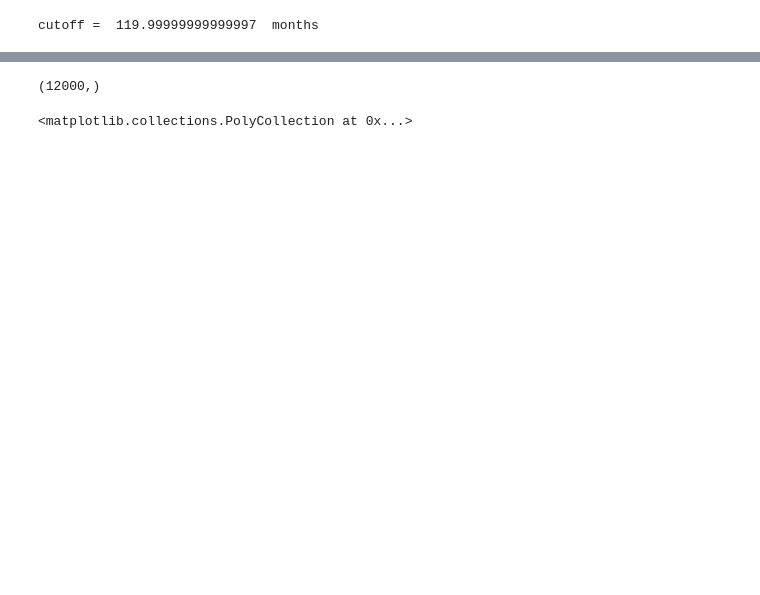
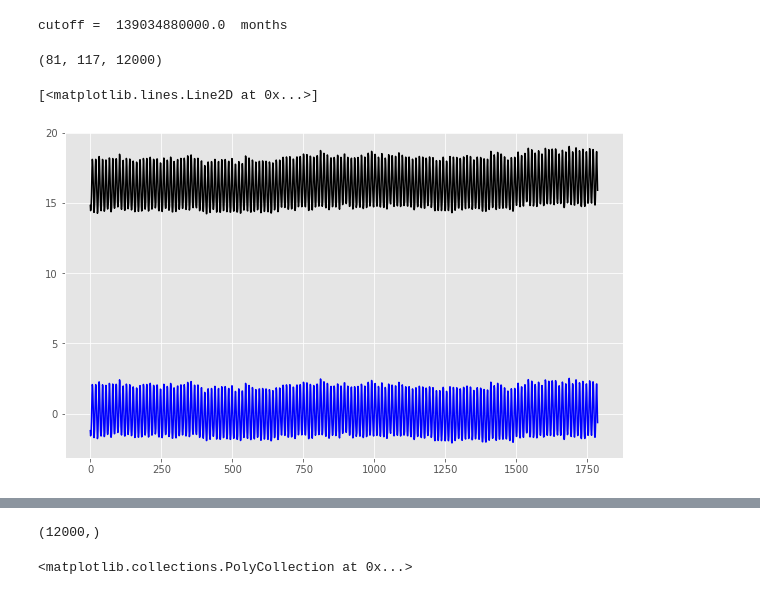
Before and after one commit to glennliu265/stochmod, a Jupyter notebook: AMV_Explore.ipynb, the cells around one changed output, grey strips where cells are left out. Cells and saved outputs as stored; diff of their text form; code cells hidden in the pictures; blank space fills up the shorter version.

```diff
--- a/AMV_Explore.ipynb
+++ b/AMV_Explore.ipynb
@@ -18,6 +18,9 @@ projpath = "/Users/gliu/Downloads/02_Research/01_Projects/01_AMV/02_stochmod/"
 scriptpath = projpath + '03_Scripts/stochmod/'
 datpath = projpath + '01_Data/'
 outpath = projpath + '02_Figures/20200629/'
+
+# Path to SST data from obsv
+datpath2 = "/Users/gliu/Downloads/02_Research/01_Projects/01_AMV/00_Commons/01_Data/"
 # %%
 # Functions
 def calc_lagcovar(var1,var2,lags,basemonth,detrendopt):
@@ -178,7 +187,7 @@ def detrendlin(var_in):
     return var_detrend
 # %%
 # User settings (note, need to select better region that ignores stuff in the pacific)
-bbox = [-100,20,0,75]
+bbox = [-75,5,0,65]
 
 # Filter settings: https://iescoders.com/time-series-analysis-filtering-or-smoothing-the-data/
 order   = 5
@@ -187,14 +196,25 @@ nyquist = fs/2           # Nyquist is half thesampling frequency;
 timecut = 120            # in Months
 cutoff  = 1/timecut/2     # desired cutoff frequency of the filter, Hz
 
+
+# More filter settings rewritten (based on old matlab code)
+order = 5
+filtfreq = len(aa_hsst)/timecut
+nyquist = len(aa_hsst)/2
+cutoff = filtfreq/nyquist
+
+
 print('cutoff = ',1/cutoff*nyquist*30*24*3600,' months')
 # %% [output]
-cutoff =  119.99999999999997  months
+cutoff =  139034880000.0  months
 # %%
-# Load in data
-
+# Load in stochastic model output
 F        = np.load(datpath+"stoch_output_1000yr_Forcing_01.npy")
 t_noentr = np.load(datpath+"stoch_output_1000yr_entrain0_01.npy")
 t_entr   = np.load(datpath+"stoch_output_1000yr_entrain1_01.npy")
 lon      = np.load(datpath+"lon.npy")
 lat      = np.load(datpath+"lat.npy")
+
+t_noentr.shape
+# %% [output]
+(81, 117, 12000)
@@ -201,2 +234,19 @@ lat      = np.load(datpath+"lat.npy")
+# %%
+
+
+# For hsst, flip the latitude axis
+# currently it is arranged 90:-90, need to flip to south first
+
+# Find north and south latitude points
+hsouth = np.where(hlat <= 0)
+hnorth = np.where(hlat > 0)
+
+# Find corresponding points in data
+hsstsouth = np.squeeze(hsst[:,hsouth,:])[:,::-1,:]
+hsstnorth = np.squeeze(hsst[:,hnorth,:])[:,::-1,:]
+
+# Stitch things together, reversing the order
+hlatnew = np.squeeze(np.concatenate((hlat[hsouth][::-1],hlat[hnorth][::-1])))
+hsstnew = np.concatenate((hsstsouth,hsstnorth),axis=1)
 # %%
 # Take area average
@@ -212,0 +269,15 @@ aa_F      = area_avg(F,bbox,lon,lat)
+# %%
+#Visualize detrending
+
+
+htimefull = np.arange(0,1788)
+htimetick = np.arange(0,1788,12*20)
+hyrlabel   = np.squeeze(hyr[:,0:-1:20])
+
+fig,ax = plt.subplots()
+
+ax.plot(htimefull,undetrended,label="Raw",color='k')
+ax.plot(htimefull,aa_hsst,label="detrended",color="b")
+# %% [output]
+[<matplotlib.lines.Line2D at 0x...>]
+[figure, added]
```
Also changed, not shown: parts of 15 cells of this notebook, 1 other file.
